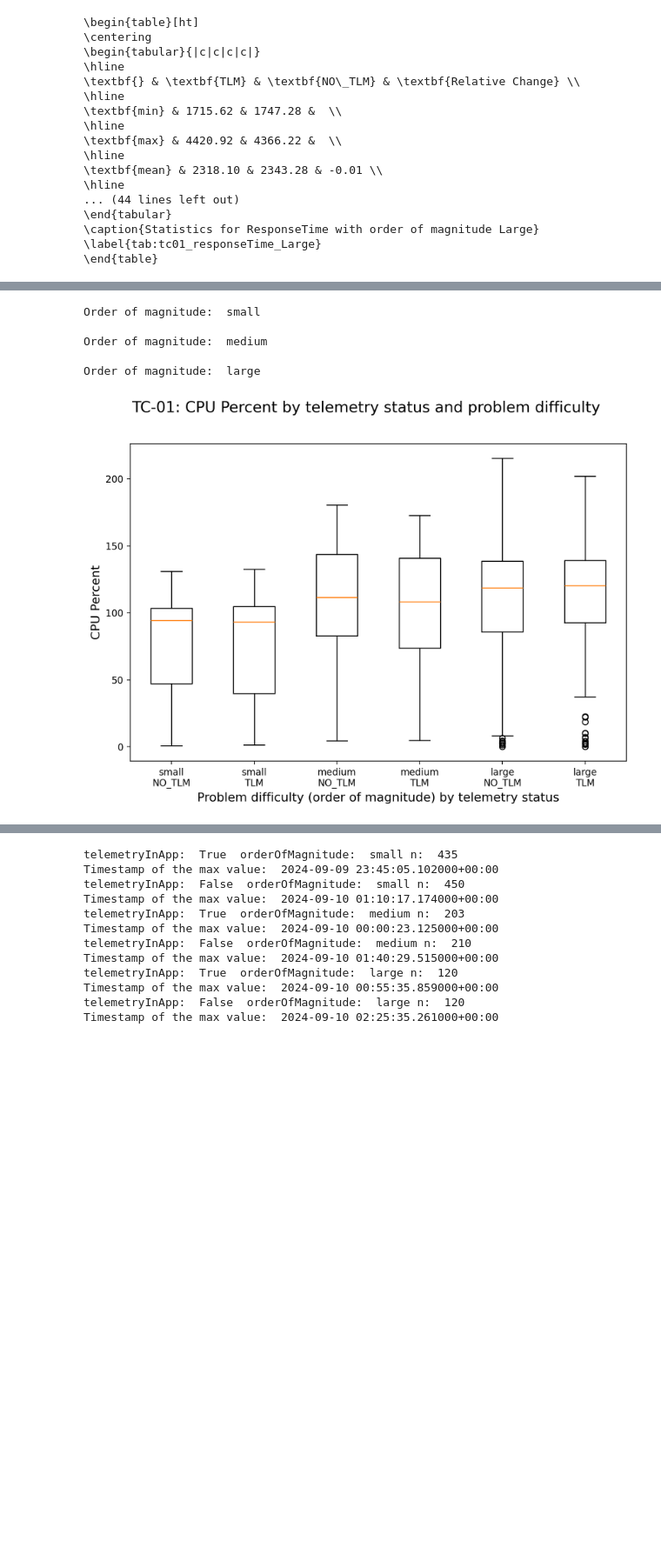
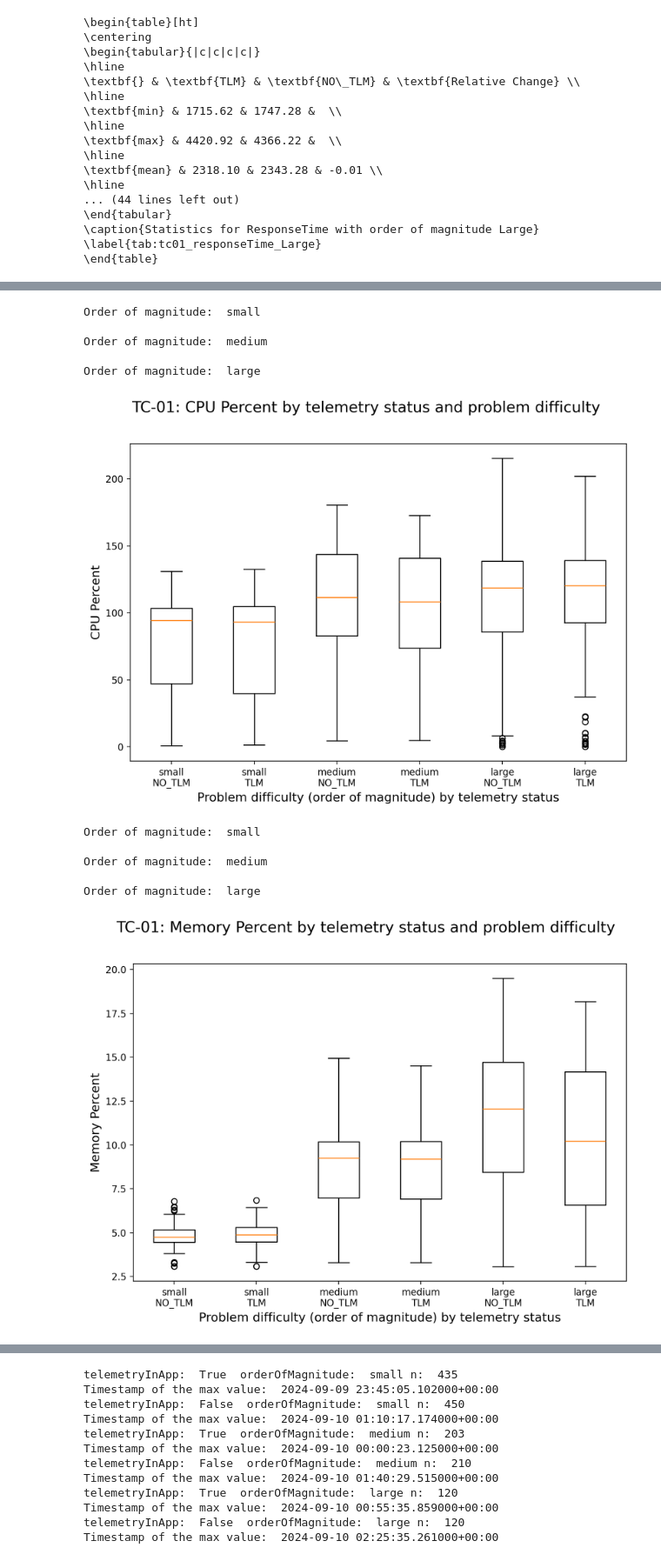
Before and after one commit to motero2k/oas-telemetry-tester, a Jupyter notebook: sandbox/resultsManager/initialTestcases.ipynb, the cells around one changed output, grey strips where cells are left out. Shown at 87% size. Drawn from its saved outputs; the diff is of its cells as text; code cells hidden in the pictures; blank space fills up the shorter version.

```diff
--- a/sandbox/resultsManager/initialTestcases.ipynb
+++ b/sandbox/resultsManager/initialTestcases.ipynb
@@ -397,12 +404,18 @@ def tc01_boxplot(tc01_data, columns, columns_names):
 # %%
-columns = ["cpu_percent"]
-columns_names = ["CPU Percent"]
+columns = ["cpu_percent","memory_percent"]
+columns_names = ["CPU Percent","Memory Percent"]
 tc01_boxplot(tc01_data_docker, columns, columns_names)
 # %% [output]
 Order of magnitude:  small
 
 Order of magnitude:  medium
 
 Order of magnitude:  large
 [figure]
+Order of magnitude:  small
+
+Order of magnitude:  medium
+
+Order of magnitude:  large
+[figure, added]
 # %%
```
Also changed, not shown: parts of 5 cells of this notebook, 8 other files.
